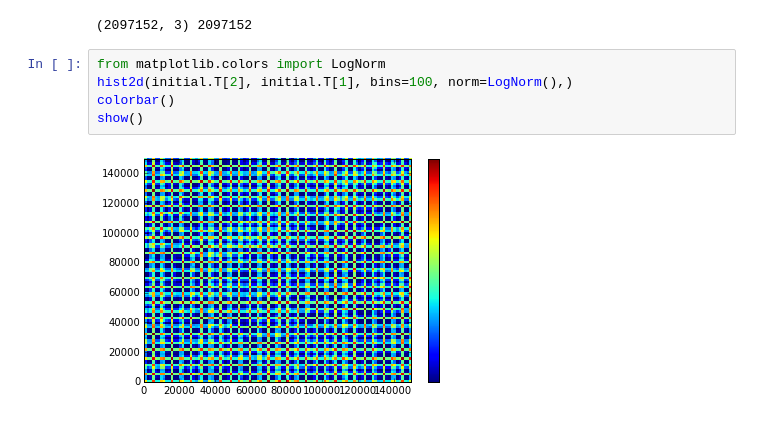
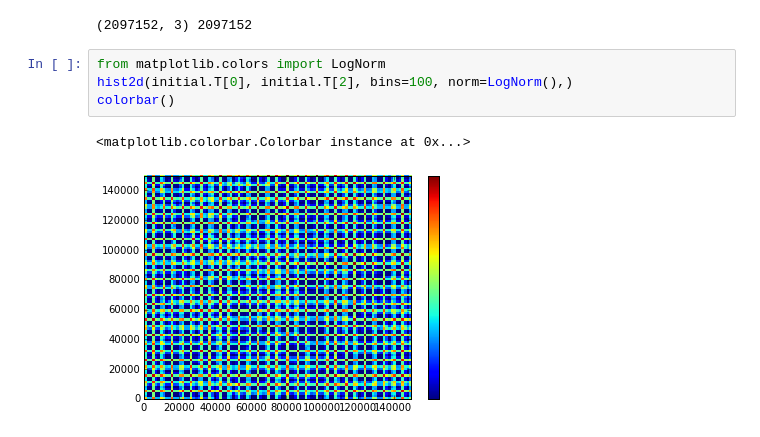
Before and after one commit to jdprada1760/N_Body_Density_Estimator, a Jupyter notebook: CompuMethods/Simulation_format.ipynb, the cells around one changed output. Cells and saved outputs as stored; diff of their text form.

```diff
--- a/CompuMethods/Simulation_format.ipynb
+++ b/CompuMethods/Simulation_format.ipynb
@@ -14,8 +14,8 @@ print shape(initial), len(initial.T[0])
 (2097152, 3) 2097152
 # %%
 from matplotlib.colors import LogNorm
-hist2d(initial.T[2], initial.T[1], bins=100, norm=LogNorm(),)
+hist2d(initial.T[0], initial.T[2], bins=100, norm=LogNorm(),)
 colorbar()
-show()
 # %% [output]
+<matplotlib.colorbar.Colorbar instance at 0x...>
-[figure, old version]
+[figure, new version]
```
Also changed, not shown: parts of 6 cells of this notebook.
